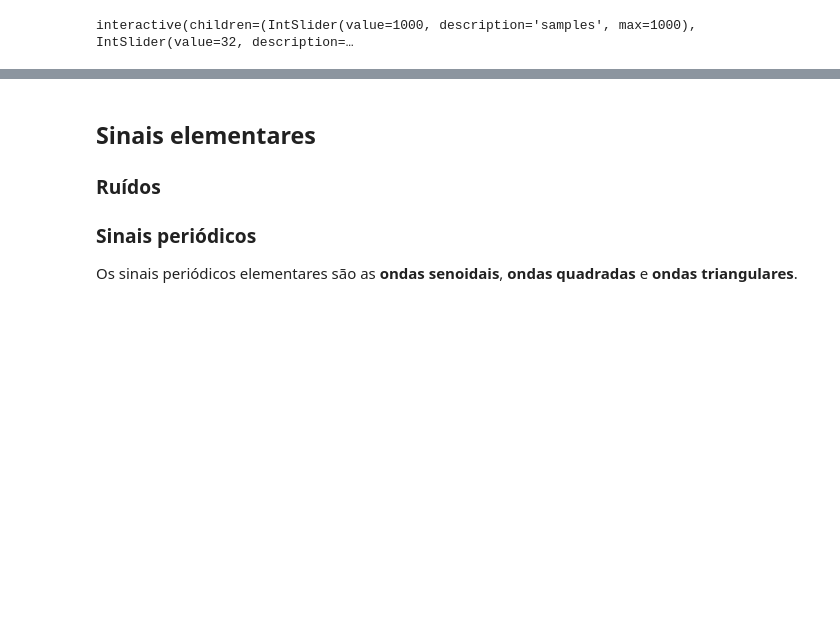
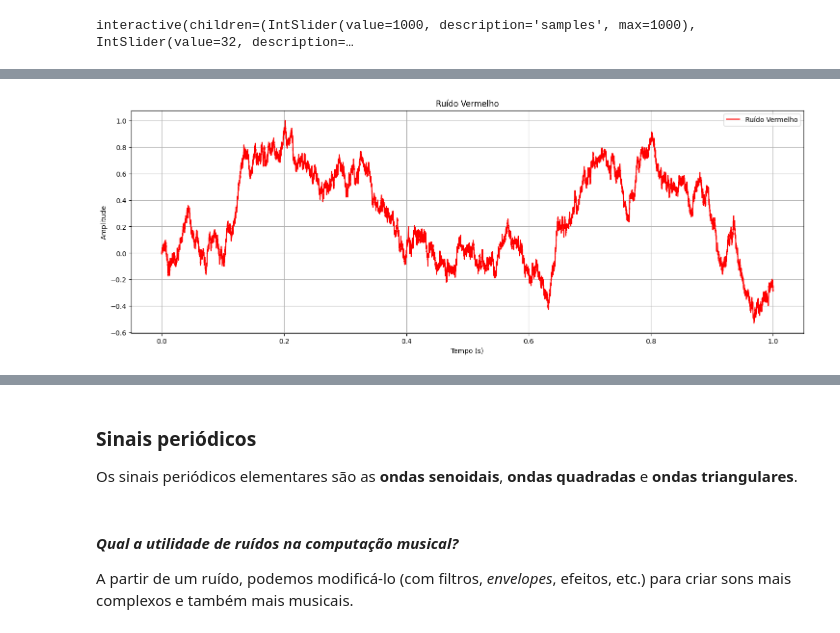
Before and after one commit to uspaudiotech/workshop-sintese, a Jupyter notebook: main.ipynb, the cells around one changed output, grey strips where cells are left out. Cells and saved outputs as stored; diff of their text form; code cells hidden in the pictures; blank space fills up the shorter version.

```diff
--- a/main.ipynb
+++ b/main.ipynb
@@ -75,0 +134,29 @@ interactive(children=(IntSlider(value=1000, description='samples', max=1000), In
+# %%
+# Ruído vermelho
+
+def ruido_vermelho(amostras=44100):
+    # Gera o ruído vermelho por 1 segundo
+    t = np.linspace(0, 1, amostras)
+    branco = np.random.uniform(-1, 1, amostras)
+    vermelho = np.zeros(1 * amostras)
+    vermelho[0] = branco[0]
+    for i in range(1, amostras):
+        vermelho[i] = branco[i] + vermelho[i - 1]
+    vermelho = vermelho / np.max(np.abs(vermelho))
+
+    # Gera o gráfico
+    plt.figure(figsize=(18, 6))
+    plt.plot(t, vermelho, 'r-', label='Ruído Vermelho')
+    plt.grid(True)
+    plt.xlabel('Tempo (s)')
+    plt.ylabel('Amplitude')
+    plt.title('Ruído Vermelho')
+    plt.legend()
+    plt.show()
+
+    # Reproduz o sinal
+    display(Audio(vermelho, rate=amostras))
+
+ruido_vermelho()
+# %% [output]
+[figure, added]
@@ -76,8 +164,9 @@ interactive(children=(IntSlider(value=1000, description='samples', max=1000), In
 # %% [markdown]
-## Sinais elementares
-
-### Ruídos
 
 ### Sinais periódicos
 
 Os sinais periódicos elementares são as **ondas senoidais**, **ondas quadradas** e **ondas triangulares**.
+# %% [markdown]
+#### *Qual a utilidade de ruídos na computação musical?*
+
+A partir de um ruído, podemos modificá-lo (com filtros, *envelopes*, efeitos, etc.) para criar sons mais complexos e também mais musicais.
```
Also changed, not shown: parts of 11 cells of this notebook.
